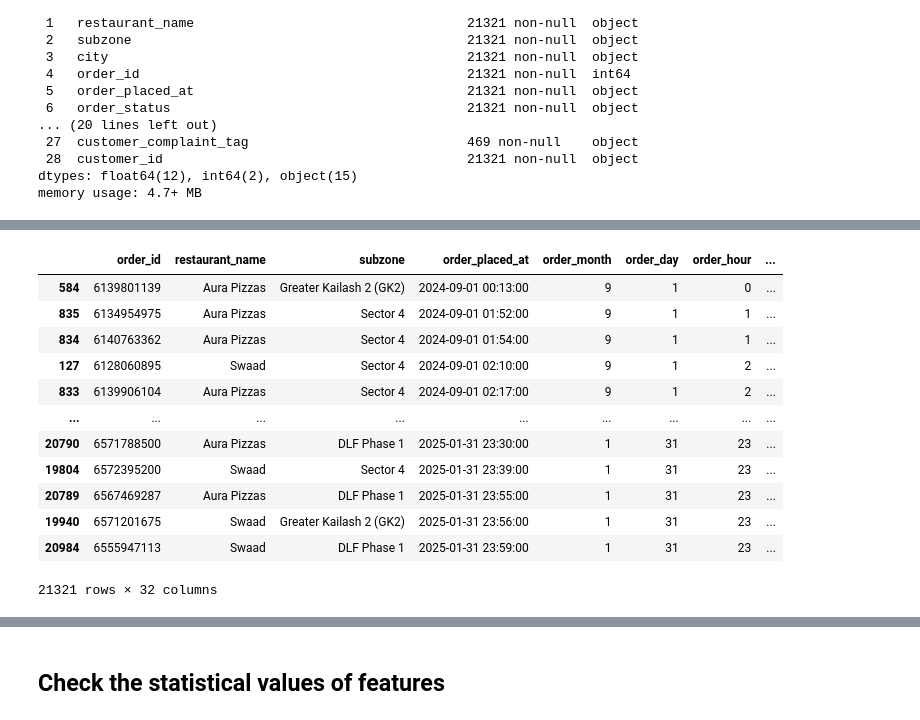
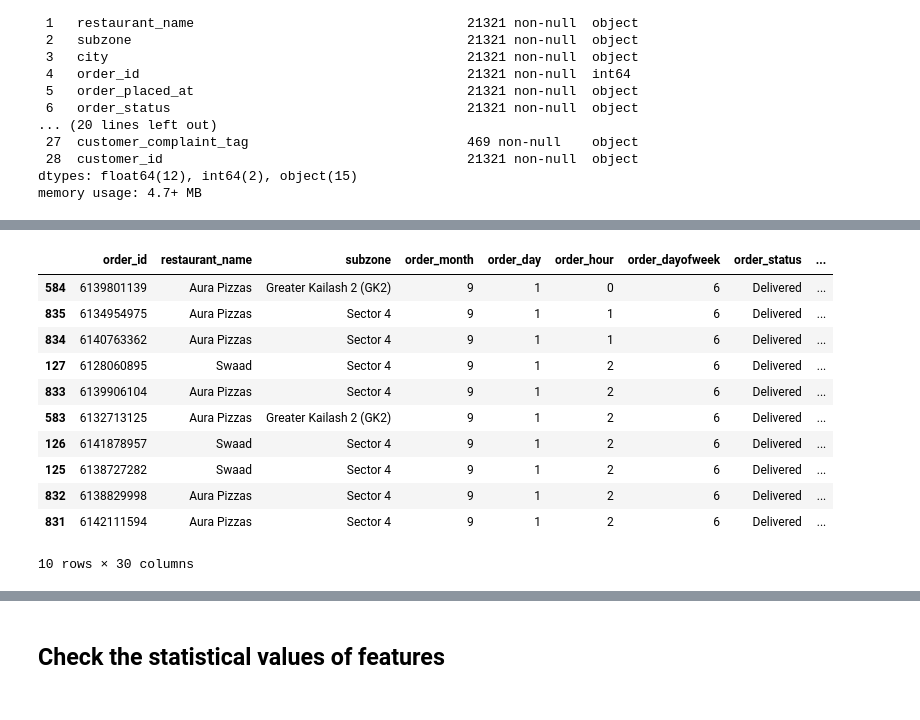
Before and after one commit to infante-manu/unav-data-cleaning-and-preparation, a Jupyter notebook: churn-prediction__alfaro-infante.ipynb, the cells around one changed output, grey strips where cells are left out. Drawn from its saved outputs; the diff is of its cells as text; code cells hidden in the pictures.

```diff
--- a/churn-prediction__alfaro-infante.ipynb
+++ b/churn-prediction__alfaro-infante.ipynb
@@ -29,13 +33,13 @@ data = pd.read_csv(path + "/order_history_kaggle_data.csv")
 # %%
 # Rename of the columns names for easy use
-data.columns = data.columns.\
+data_raw.columns = data_raw.columns.\
     str.lower().\
     str.replace('/', '').\
     str.replace('(', '').\
     str.replace(')', '').\
     str.replace(' ', '_')
 
-data.head(10)
+data_raw.head(10)
 # %% [output]
 |  | restaurant_id | restaurant_name | subzone | city | order_id | order_placed_at | order_status | delivery | ... |
 | 0 | 20320607 | Swaad | Sector 4 | Delhi NCR | 6168884918 | 11:38 PM, September 10 2024 | Delivered | Zomato Delivery | ... |
@@ -153,38 +246,0 @@ brand_pack_discount -> brand_pack_discount_share
-# %%
-temp = data.columns
-
-df=  df[
-[
-    "order_id",
-    "restaurant_name",
-    "subzone",
-    "order_placed_at" ,
-    "order_month",
-    "order_day",
-    "order_hour",
-    "order_dayofweek",
-    "order_weekofyear",
-    "order_status",
-    "delivery",
-    "distance",
-    "bill_subtotal",
-    "packaging_charges",
-    "total",
-    "rating",
-    "cancellation__rejection_reason",
-    "restaurant_compensation_cancellation",
-    "restaurant_penalty_rejection",
-    "kpt_duration_minutes",
-    "rider_wait_time_minutes",
-    "order_ready_marked",
-    "customer_complaint_tag",
-    "number_of_products",
-    "mean_product_value",
-    "has_review",
-    "has_instructions",
-    "restaurant_discount_promo_share",
-    "restaurant_discount_flat_offs_share",
-    "gold_discount_share" ,
-    "brand_pack_discount_share",
-    "has_not_reorder"
-]]
@@ -205,16 +247,15 @@ df=  df[
 # %%
-df
+df.head(10)
 # %% [output]
-|  | order_id | restaurant_name | subzone | order_placed_at | order_month | order_day | order_hour | ... |
-| 584 | 6139801139 | Aura Pizzas | Greater Kailash 2 (GK2) | 2024-09-01 00:13:00 | 9 | 1 | 0 | ... |
-| 835 | 6134954975 | Aura Pizzas | Sector 4 | 2024-09-01 01:52:00 | 9 | 1 | 1 | ... |
-| 834 | 6140763362 | Aura Pizzas | Sector 4 | 2024-09-01 01:54:00 | 9 | 1 | 1 | ... |
-| 127 | 6128060895 | Swaad | Sector 4 | 2024-09-01 02:10:00 | 9 | 1 | 2 | ... |
-| 833 | 6139906104 | Aura Pizzas | Sector 4 | 2024-09-01 02:17:00 | 9 | 1 | 2 | ... |
-| ... | ... | ... | ... | ... | ... | ... | ... | ... |
-| 20790 | 6571788500 | Aura Pizzas | DLF Phase 1 | 2025-01-31 23:30:00 | 1 | 31 | 23 | ... |
-| 19804 | 6572395200 | Swaad | Sector 4 | 2025-01-31 23:39:00 | 1 | 31 | 23 | ... |
-| 20789 | 6567469287 | Aura Pizzas | DLF Phase 1 | 2025-01-31 23:55:00 | 1 | 31 | 23 | ... |
-| 19940 | 6571201675 | Swaad | Greater Kailash 2 (GK2) | 2025-01-31 23:56:00 | 1 | 31 | 23 | ... |
-| 20984 | 6555947113 | Swaad | DLF Phase 1 | 2025-01-31 23:59:00 | 1 | 31 | 23 | ... |
+|  | order_id | restaurant_name | subzone | order_month | order_day | order_hour | order_dayofweek | order_status | ... |
+| 584 | 6139801139 | Aura Pizzas | Greater Kailash 2 (GK2) | 9 | 1 | 0 | 6 | Delivered | ... |
+| 835 | 6134954975 | Aura Pizzas | Sector 4 | 9 | 1 | 1 | 6 | Delivered | ... |
+| 834 | 6140763362 | Aura Pizzas | Sector 4 | 9 | 1 | 1 | 6 | Delivered | ... |
+| 127 | 6128060895 | Swaad | Sector 4 | 9 | 1 | 2 | 6 | Delivered | ... |
+| 833 | 6139906104 | Aura Pizzas | Sector 4 | 9 | 1 | 2 | 6 | Delivered | ... |
+| 583 | 6132713125 | Aura Pizzas | Greater Kailash 2 (GK2) | 9 | 1 | 2 | 6 | Delivered | ... |
+| 126 | 6141878957 | Swaad | Sector 4 | 9 | 1 | 2 | 6 | Delivered | ... |
+| 125 | 6138727282 | Swaad | Sector 4 | 9 | 1 | 2 | 6 | Delivered | ... |
+| 832 | 6138829998 | Aura Pizzas | Sector 4 | 9 | 1 | 2 | 6 | Delivered | ... |
+| 831 | 6142111594 | Aura Pizzas | Sector 4 | 9 | 1 | 2 | 6 | Delivered | ... |
-21321 rows × 32 columns
+10 rows × 30 columns
```
Also changed, not shown: parts of 68 cells of this notebook, 1 other file.
